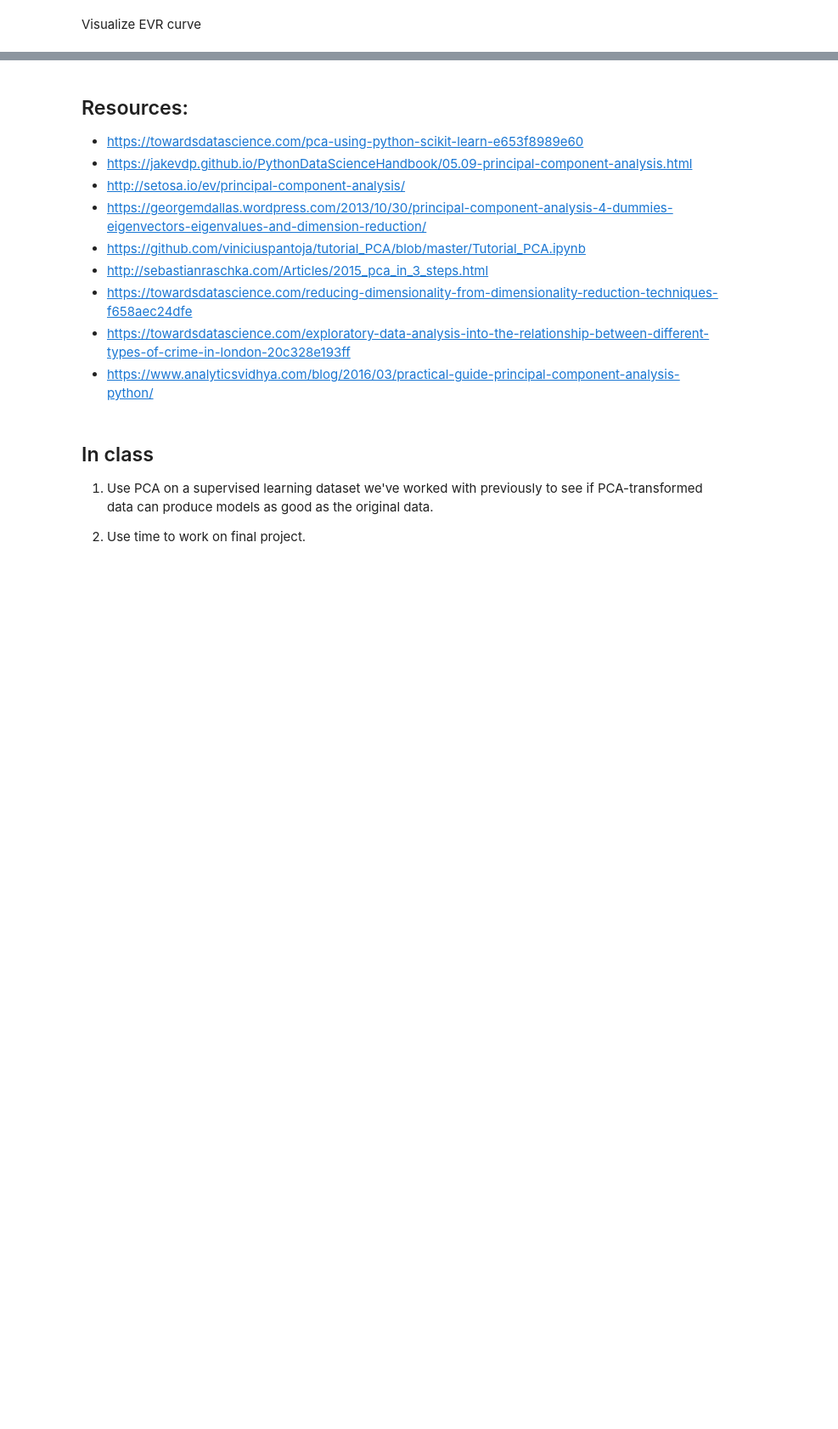
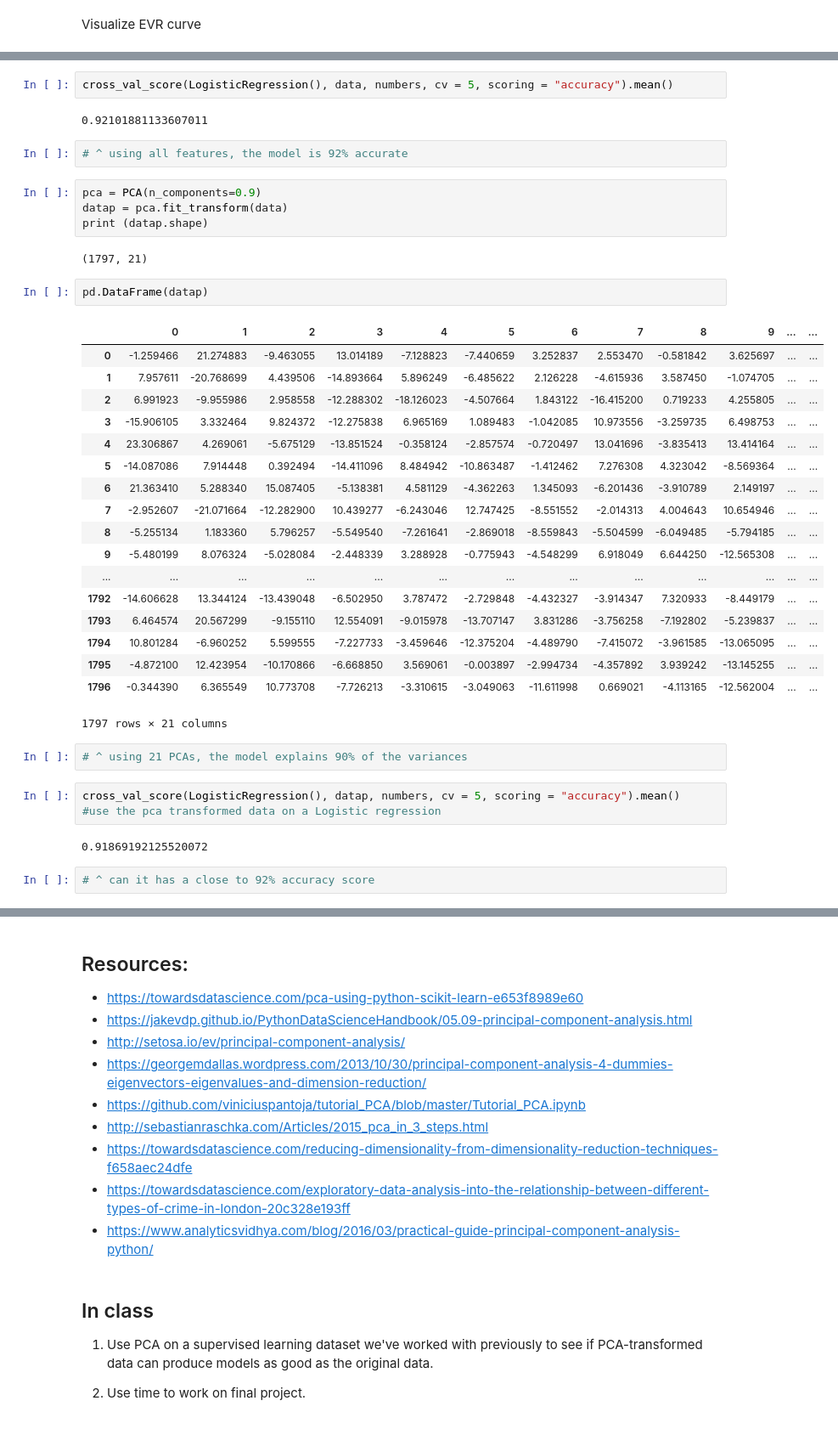
Before and after one commit to fionatalin/DS-SF-42, a Jupyter notebook: george_section/notebooks/In_class/Principal Component Analysis (In Class).ipynb, the cells around one changed output, grey strips where cells are left out. Shown: that part at 85% size. Cells and saved outputs as stored; diff of their text form; blank space fills up the shorter version.

```diff
--- a/george_section/notebooks/In_class/Principal Component Analysis (In Class).ipynb
+++ b/george_section/notebooks/In_class/Principal Component Analysis (In Class).ipynb
@@ -596,0 +706,42 @@ plt.ylabel('cumulative explained variance');
+# %%
+cross_val_score(LogisticRegression(), data, numbers, cv = 5, scoring = "accuracy").mean()
+# %% [output]
+0.92101881133607011
+# %%
+# ^ using all features, the model is 92% accurate
+# %%
+pca = PCA(n_components=0.9)
+datap = pca.fit_transform(data)
+print (datap.shape)
+# %% [output]
+(1797, 21)
+# %%
+pd.DataFrame(datap)
+# %% [output]
+|  | 0 | 1 | 2 | 3 | 4 | 5 | 6 | 7 | 8 | 9 | ... | ... |
+| 0 | -1.259466 | 21.274883 | -9.463055 | 13.014189 | -7.128823 | -7.440659 | 3.252837 | 2.553470 | -0.581842 | 3.625697 | ... | ... |
+| 1 | 7.957611 | -20.768699 | 4.439506 | -14.893664 | 5.896249 | -6.485622 | 2.126228 | -4.615936 | 3.587450 | -1.074705 | ... | ... |
+| 2 | 6.991923 | -9.955986 | 2.958558 | -12.288302 | -18.126023 | -4.507664 | 1.843122 | -16.415200 | 0.719233 | 4.255805 | ... | ... |
+| 3 | -15.906105 | 3.332464 | 9.824372 | -12.275838 | 6.965169 | 1.089483 | -1.042085 | 10.973556 | -3.259735 | 6.498753 | ... | ... |
+| 4 | 23.306867 | 4.269061 | -5.675129 | -13.851524 | -0.358124 | -2.857574 | -0.720497 | 13.041696 | -3.835413 | 13.414164 | ... | ... |
+| 5 | -14.087086 | 7.914448 | 0.392494 | -14.411096 | 8.484942 | -10.863487 | -1.412462 | 7.276308 | 4.323042 | -8.569364 | ... | ... |
+| 6 | 21.363410 | 5.288340 | 15.087405 | -5.138381 | 4.581129 | -4.362263 | 1.345093 | -6.201436 | -3.910789 | 2.149197 | ... | ... |
+| 7 | -2.952607 | -21.071664 | -12.282900 | 10.439277 | -6.243046 | 12.747425 | -8.551552 | -2.014313 | 4.004643 | 10.654946 | ... | ... |
+| 8 | -5.255134 | 1.183360 | 5.796257 | -5.549540 | -7.261641 | -2.869018 | -8.559843 | -5.504599 | -6.049485 | -5.794185 | ... | ... |
+| 9 | -5.480199 | 8.076324 | -5.028084 | -2.448339 | 3.288928 | -0.775943 | -4.548299 | 6.918049 | 6.644250 | -12.565308 | ... | ... |
+| ... | ... | ... | ... | ... | ... | ... | ... | ... | ... | ... | ... | ... |
+| 1792 | -14.606628 | 13.344124 | -13.439048 | -6.502950 | 3.787472 | -2.729848 | -4.432327 | -3.914347 | 7.320933 | -8.449179 | ... | ... |
+| 1793 | 6.464574 | 20.567299 | -9.155110 | 12.554091 | -9.015978 | -13.707147 | 3.831286 | -3.756258 | -7.192802 | -5.239837 | ... | ... |
+| 1794 | 10.801284 | -6.960252 | 5.599555 | -7.227733 | -3.459646 | -12.375204 | -4.489790 | -7.415072 | -3.961585 | -13.065095 | ... | ... |
+| 1795 | -4.872100 | 12.423954 | -10.170866 | -6.668850 | 3.569061 | -0.003897 | -2.994734 | -4.357892 | 3.939242 | -13.145255 | ... | ... |
+| 1796 | -0.344390 | 6.365549 | 10.773708 | -7.726213 | -3.310615 | -3.049063 | -11.611998 | 0.669021 | -4.113165 | -12.562004 | ... | ... |
+1797 rows × 21 columns
+# %%
+# ^ using 21 PCAs, the model explains 90% of the variances
+# %%
+cross_val_score(LogisticRegression(), datap, numbers, cv = 5, scoring = "accuracy").mean()
+#use the pca transformed data on a Logistic regression
+# %% [output]
+0.91869192125520072
+# %%
+# ^ can it has a close to 92% accuracy score
```
Also changed, not shown: parts of 25 cells of this notebook.
